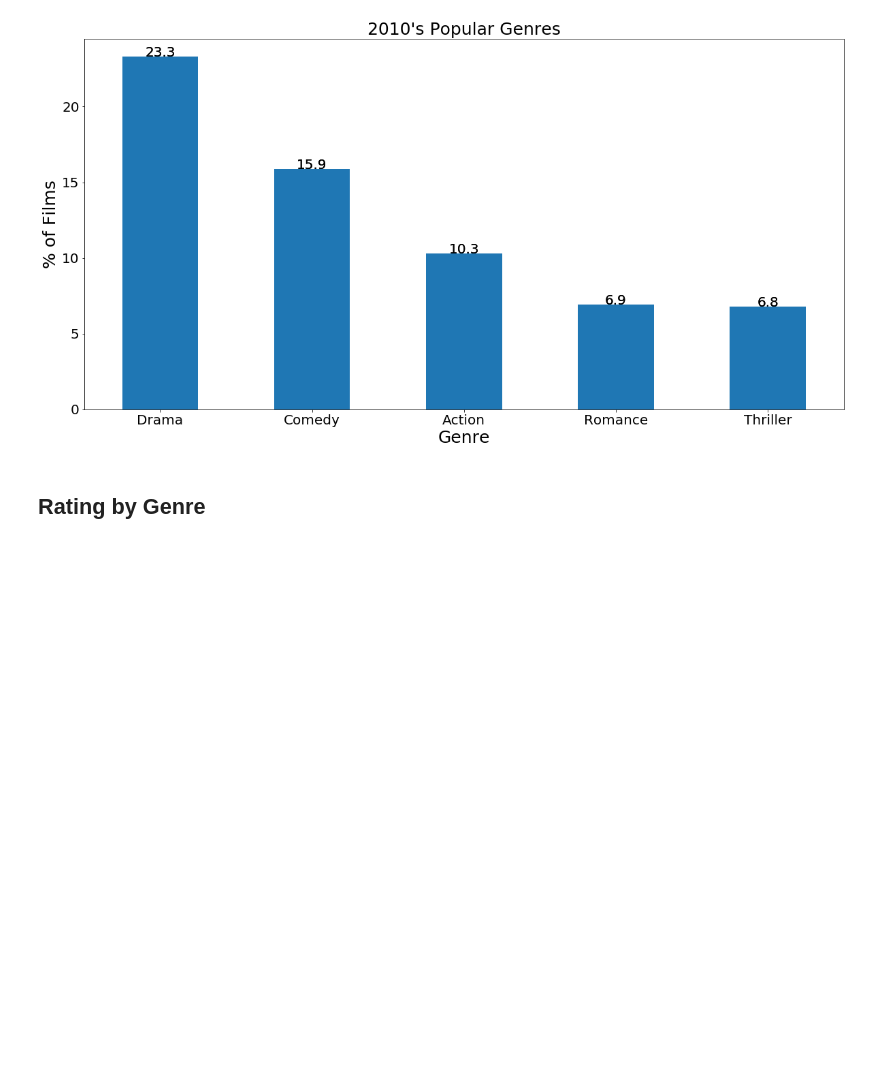
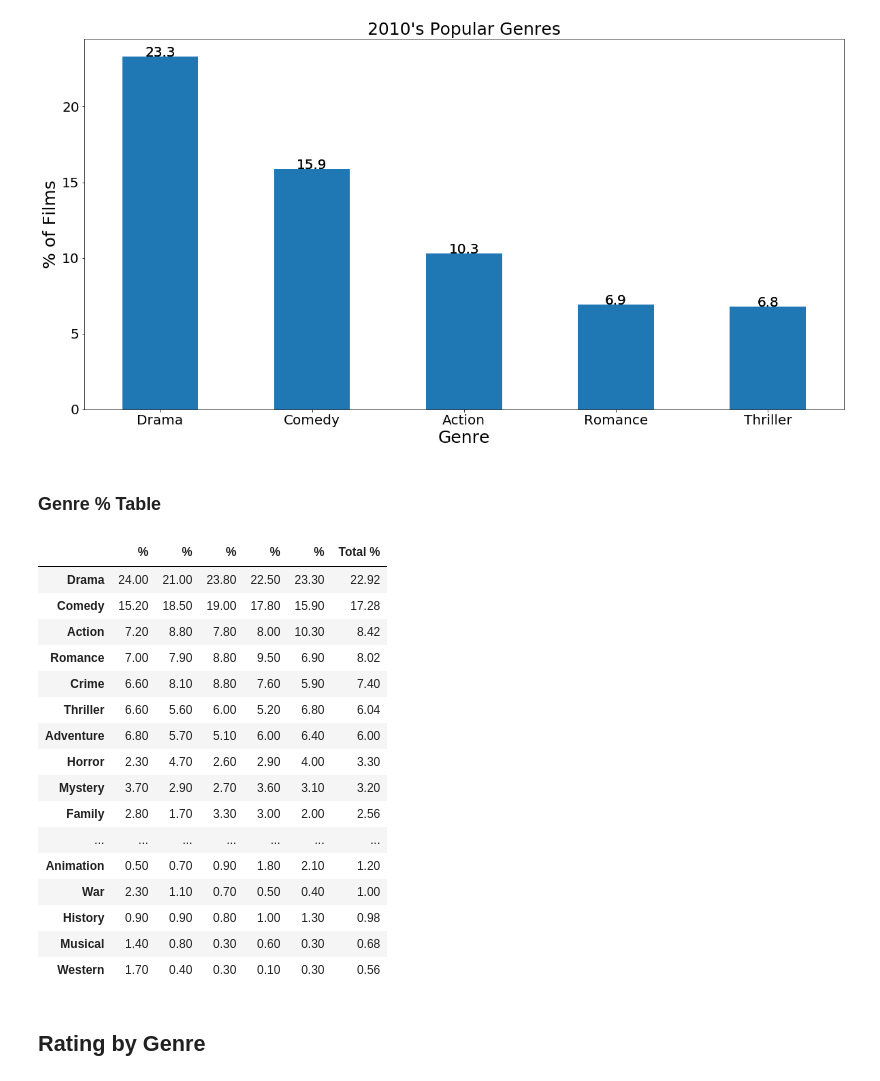
Before and after one commit to Nicole1701/group_project1, a Jupyter notebook: Analysis_Nicole.ipynb, the cells around one changed output. Saved outputs shown, nothing was run; the diff lists cells and outputs as text; code cells hidden in the pictures; blank space fills up the shorter version.

```diff
--- a/Analysis_Nicole.ipynb
+++ b/Analysis_Nicole.ipynb
@@ -322,6 +322,33 @@ plt.savefig("images/2010_Popular_Genres")
 plt.show()
 # %% [output]
 [figure]
+# %% [markdown]
+### Genre % Table
+# %%
+percentage_frames = [decade_70_df['%'], decade_80_df['%'], decade_90_df['%'], decade_00_df['%'], decade_10_df['%']]
+
+percentage_combined = pd.concat(percentage_frames, axis=1)
+percentage_combined['Total %'] = percentage_combined.mean(numeric_only=True, axis=1)
+percentage_combined[['%']]
+percentage_combined.sort_values("Total %", ascending=False)
+# %% [output]
+|  | % | % | % | % | % | Total % |
+| Drama | 24.00 | 21.00 | 23.80 | 22.50 | 23.30 | 22.92 |
+| Comedy | 15.20 | 18.50 | 19.00 | 17.80 | 15.90 | 17.28 |
+| Action | 7.20 | 8.80 | 7.80 | 8.00 | 10.30 | 8.42 |
+| Romance | 7.00 | 7.90 | 8.80 | 9.50 | 6.90 | 8.02 |
+| Crime | 6.60 | 8.10 | 8.80 | 7.60 | 5.90 | 7.40 |
+| Thriller | 6.60 | 5.60 | 6.00 | 5.20 | 6.80 | 6.04 |
+| Adventure | 6.80 | 5.70 | 5.10 | 6.00 | 6.40 | 6.00 |
+| Horror | 2.30 | 4.70 | 2.60 | 2.90 | 4.00 | 3.30 |
+| Mystery | 3.70 | 2.90 | 2.70 | 3.60 | 3.10 | 3.20 |
+| Family | 2.80 | 1.70 | 3.30 | 3.00 | 2.00 | 2.56 |
+| ... | ... | ... | ... | ... | ... | ... |
+| Animation | 0.50 | 0.70 | 0.90 | 1.80 | 2.10 | 1.20 |
+| War | 2.30 | 1.10 | 0.70 | 0.50 | 0.40 | 1.00 |
+| History | 0.90 | 0.90 | 0.80 | 1.00 | 1.30 | 0.98 |
+| Musical | 1.40 | 0.80 | 0.30 | 0.60 | 0.30 | 0.68 |
+| Western | 1.70 | 0.40 | 0.30 | 0.10 | 0.30 | 0.56 |
 # %% [markdown]
 ## Rating by Genre
 # %%
```
Also changed, not shown: parts of 15 cells of this notebook, 6 other files.
